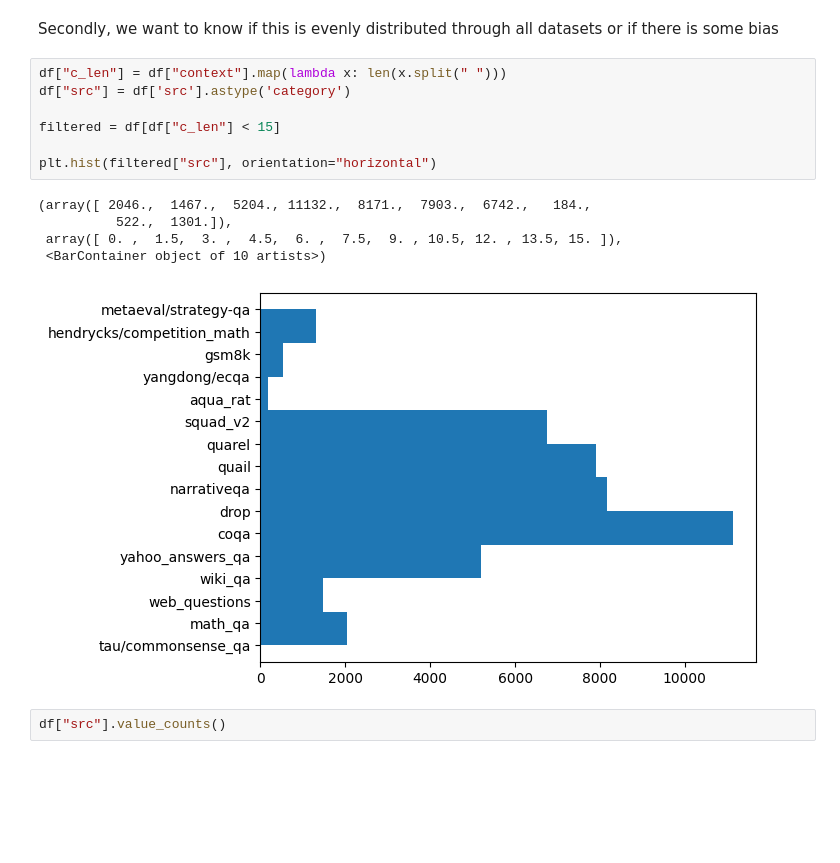
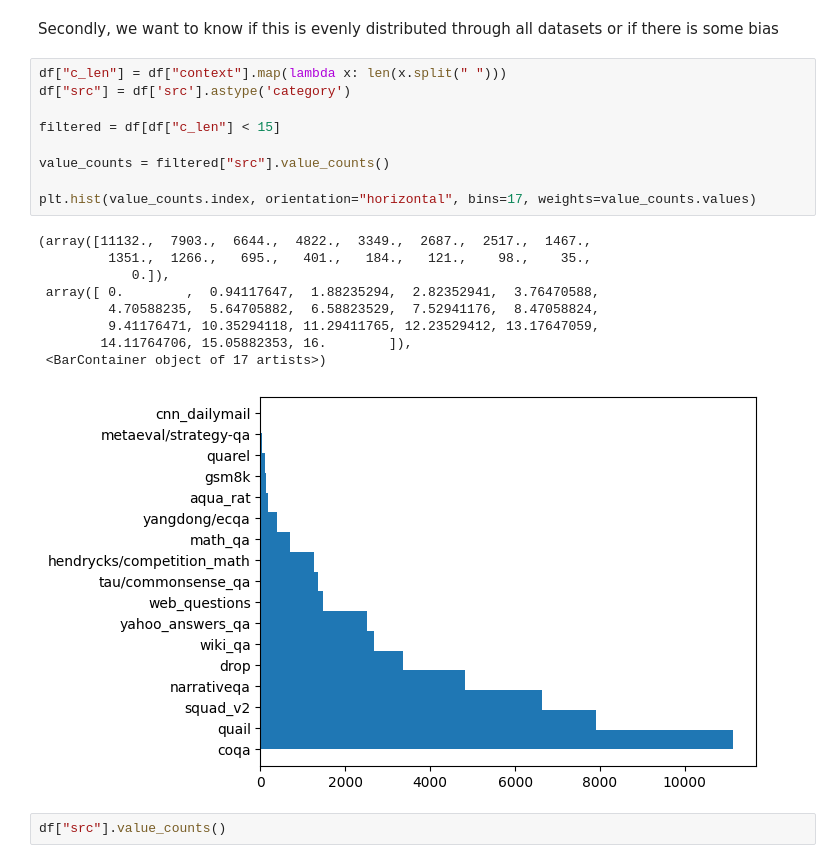
Before and after one commit to tristanratz/ITRF, a Jupyter notebook: create_dataset/create_llm_dataset.ipynb, the cells around one changed output. Cells and saved outputs as stored; diff of their text form; blank space fills up the shorter version.

```diff
--- a/create_dataset/create_llm_dataset.ipynb
+++ b/create_dataset/create_llm_dataset.ipynb
@@ -1167,16 +1165,22 @@ Secondly, we want to know if this is evenly distributed through all datasets or
 # %%
 df["c_len"] = df["context"].map(lambda x: len(x.split(" ")))
 df["src"] = df['src'].astype('category')
 
 filtered = df[df["c_len"] < 15]
 
-plt.hist(filtered["src"], orientation="horizontal")
+value_counts = filtered["src"].value_counts()
+
+plt.hist(value_counts.index, orientation="horizontal", bins=17, weights=value_counts.values)
 # %% [output]
-(array([ 2046.,  1467.,  5204., 11132.,  8171.,  7903.,  6742.,   184.,
-          522.,  1301.]),
- array([ 0. ,  1.5,  3. ,  4.5,  6. ,  7.5,  9. , 10.5, 12. , 13.5, 15. ]),
- <BarContainer object of 10 artists>)
+(array([11132.,  7903.,  6644.,  4822.,  3349.,  2687.,  2517.,  1467.,
+         1351.,  1266.,   695.,   401.,   184.,   121.,    98.,    35.,
+            0.]),
+ array([ 0.        ,  0.94117647,  1.88235294,  2.82352941,  3.76470588,
+         4.70588235,  5.64705882,  6.58823529,  7.52941176,  8.47058824,
+         9.41176471, 10.35294118, 11.29411765, 12.23529412, 13.17647059,
+        14.11764706, 15.05882353, 16.        ]),
+ <BarContainer object of 17 artists>)
-[figure, old version]
+[figure, new version]
 # %%
 df["src"].value_counts()
 # %% [output]
```
Also changed, not shown: parts of 3 cells of this notebook, 2 other files.
